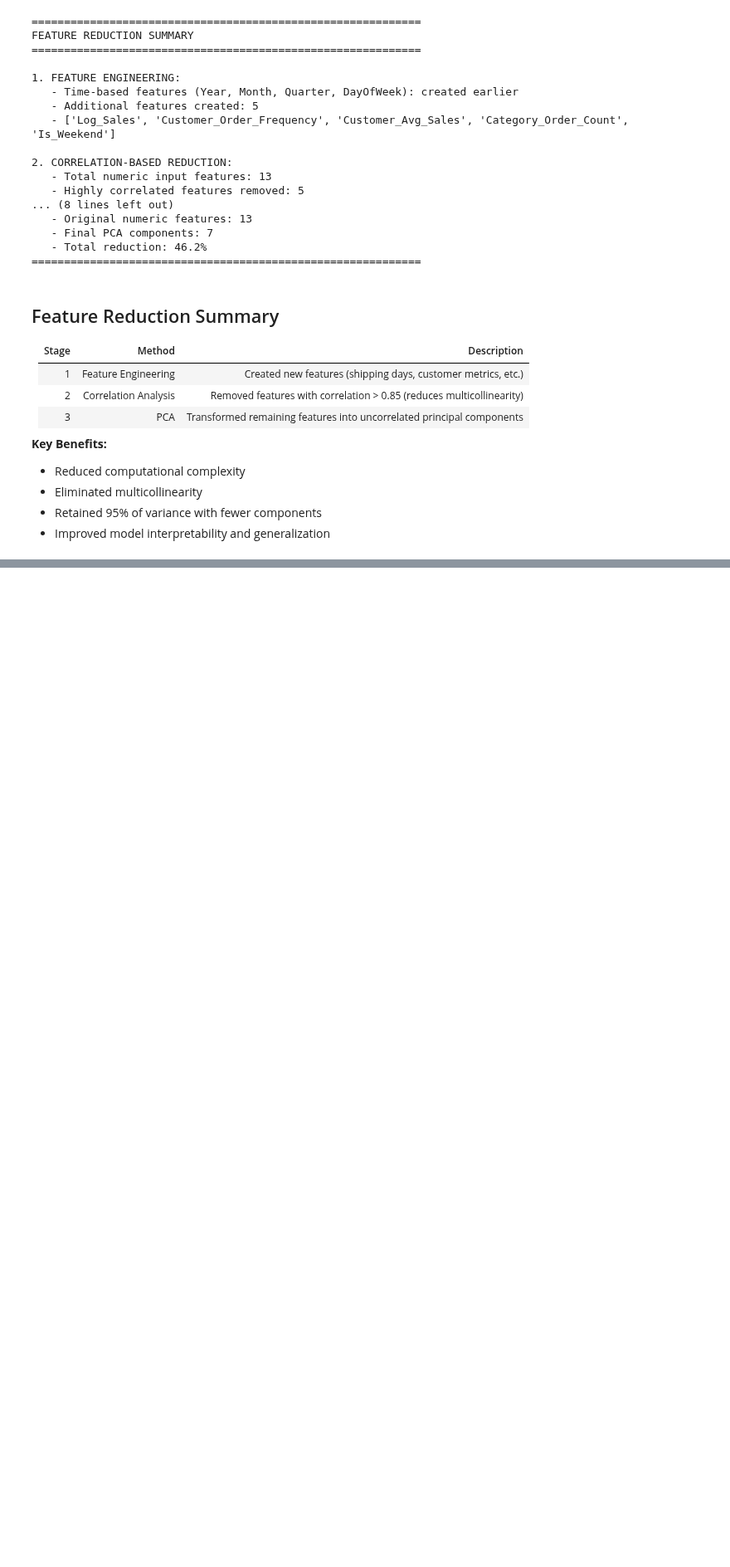
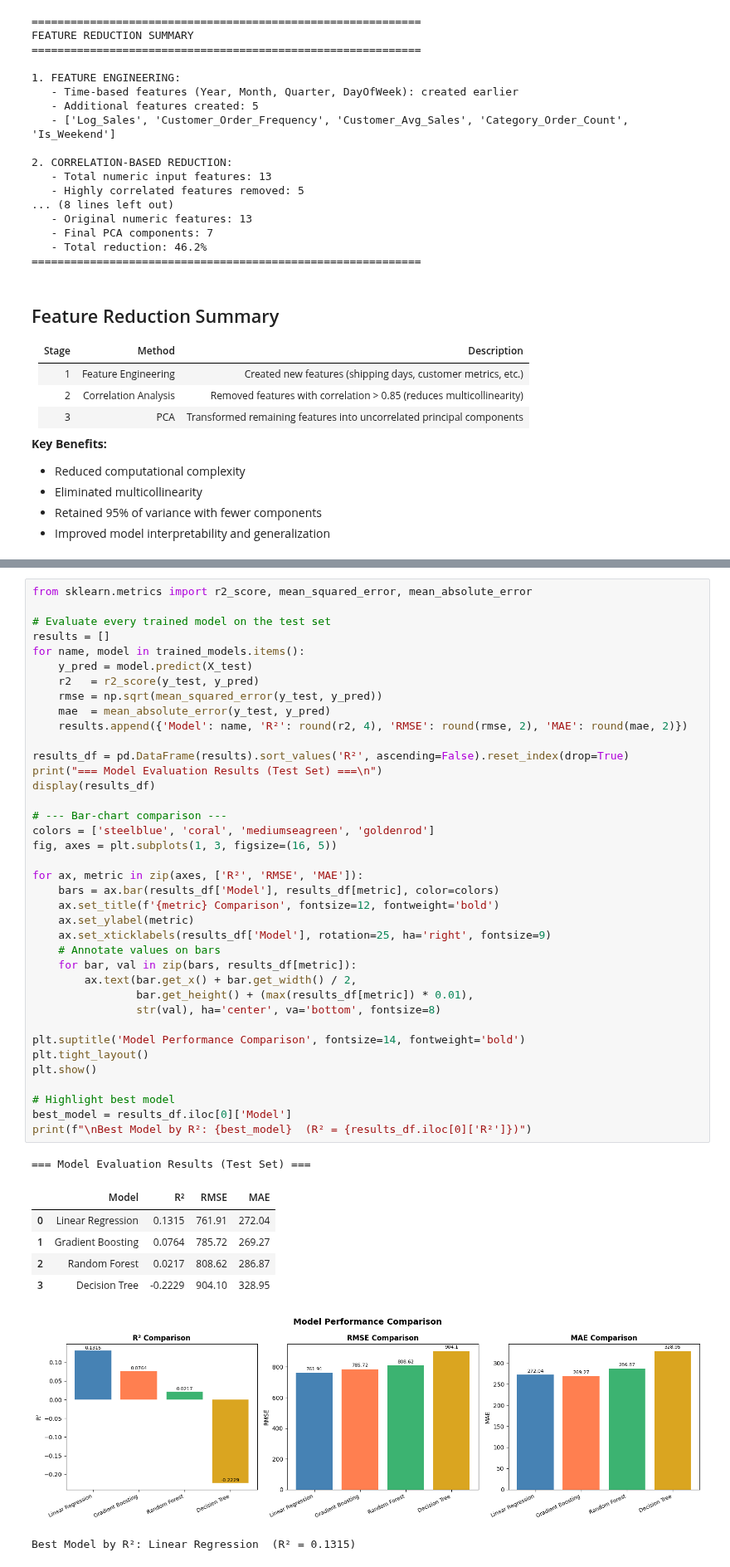
Before and after one commit to kritishaaaaa/Predicting-Seasonal-Sales-Trend, a Jupyter notebook: index.ipynb, the cells around one changed output, grey strips where cells are left out. Shown at 83% size. Saved outputs shown, nothing was run; the diff lists cells and outputs as text; blank space fills up the shorter version.

```diff
--- a/index.ipynb
+++ b/index.ipynb
@@ -1514,0 +1764,47 @@ FEATURE REDUCTION SUMMARY
+# %%
+from sklearn.metrics import r2_score, mean_squared_error, mean_absolute_error
+
+# Evaluate every trained model on the test set
+results = []
+for name, model in trained_models.items():
+    y_pred = model.predict(X_test)
+    r2   = r2_score(y_test, y_pred)
+    rmse = np.sqrt(mean_squared_error(y_test, y_pred))
+    mae  = mean_absolute_error(y_test, y_pred)
+    results.append({'Model': name, 'R²': round(r2, 4), 'RMSE': round(rmse, 2), 'MAE': round(mae, 2)})
+
+results_df = pd.DataFrame(results).sort_values('R²', ascending=False).reset_index(drop=True)
+print("=== Model Evaluation Results (Test Set) ===\n")
+display(results_df)
+
+# --- Bar-chart comparison ---
+colors = ['steelblue', 'coral', 'mediumseagreen', 'goldenrod']
+fig, axes = plt.subplots(1, 3, figsize=(16, 5))
+
+for ax, metric in zip(axes, ['R²', 'RMSE', 'MAE']):
+    bars = ax.bar(results_df['Model'], results_df[metric], color=colors)
+    ax.set_title(f'{metric} Comparison', fontsize=12, fontweight='bold')
+    ax.set_ylabel(metric)
+    ax.set_xticklabels(results_df['Model'], rotation=25, ha='right', fontsize=9)
+    # Annotate values on bars
+    for bar, val in zip(bars, results_df[metric]):
+        ax.text(bar.get_x() + bar.get_width() / 2,
+                bar.get_height() + (max(results_df[metric]) * 0.01),
+                str(val), ha='center', va='bottom', fontsize=8)
+
+plt.suptitle('Model Performance Comparison', fontsize=14, fontweight='bold')
+plt.tight_layout()
+plt.show()
+
+# Highlight best model
+best_model = results_df.iloc[0]['Model']
+print(f"\nBest Model by R²: {best_model}  (R² = {results_df.iloc[0]['R²']})")
+# %% [output]
+=== Model Evaluation Results (Test Set) ===
+|  | Model | R² | RMSE | MAE |
+| 0 | Linear Regression | 0.1315 | 761.91 | 272.04 |
+| 1 | Gradient Boosting | 0.0764 | 785.72 | 269.27 |
+| 2 | Random Forest | 0.0217 | 808.62 | 286.87 |
+| 3 | Decision Tree | -0.2229 | 904.10 | 328.95 |
+[figure, added]
+Best Model by R²: Linear Regression  (R² = 0.1315)
```
Also changed, not shown: parts of 20 cells of this notebook, 1 other file.
